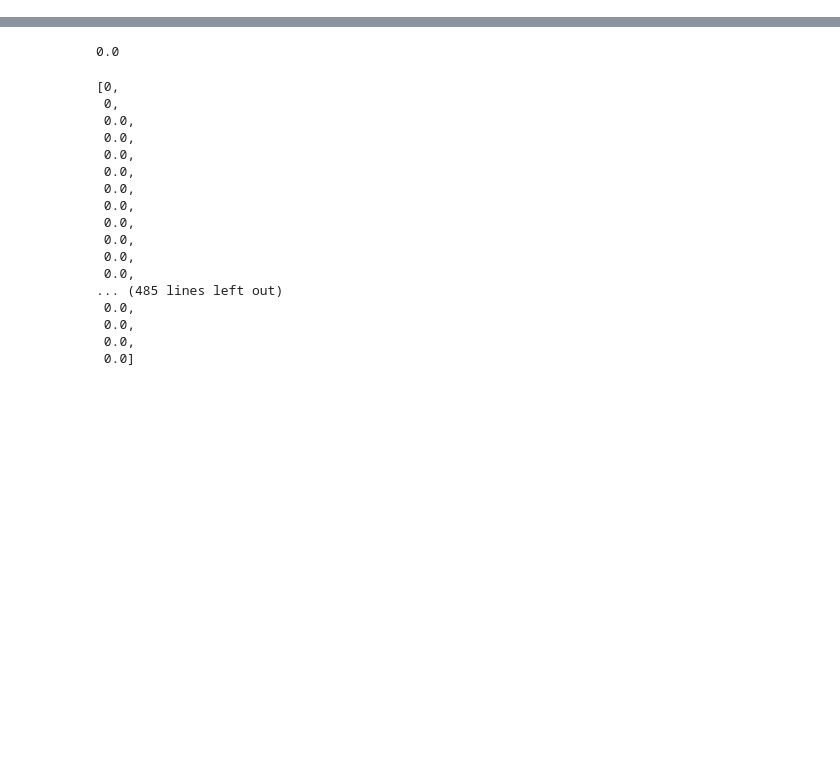
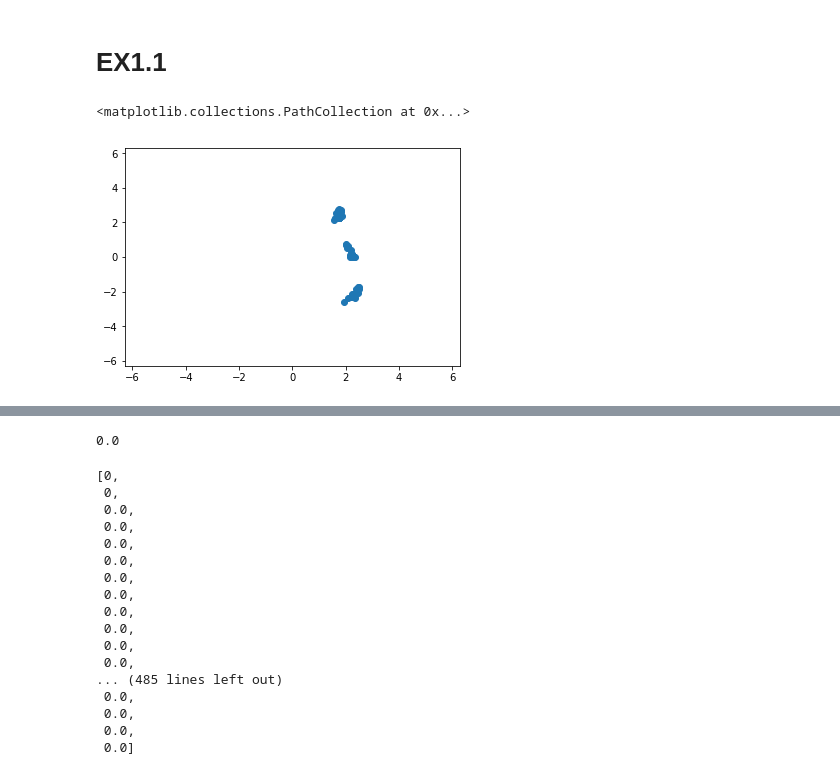
Before and after one commit to abrahamca1998/Numerical-Methods-for-DS, a Jupyter notebook: Untitled.ipynb, the cells around one changed output, grey strips where cells are left out. Cells and saved outputs as stored; diff of their text form; code cells hidden in the pictures; blank space fills up the shorter version.

```diff
--- a/Untitled.ipynb
+++ b/Untitled.ipynb
@@ -25,4 +52,19 @@ def system(a,initialconditions,iterations):
     df['y']=y_vec
     df.to_csv("test.csv")
     return x_vec,y_vec
+# %% [markdown]
+# EX1.1
+# %%
+a=-0.7
+initialconditions=(2.15,0)
+iterations=500
+x_vec=[]
+y_vec=[]
+x_vec,y_vec=system(a,initialconditions,iterations)
+plt.xlim(-2*np.pi,2*np.pi)
+plt.ylim(-2*np.pi,2*np.pi)
+plt.scatter(x_vec,y_vec)
+# %% [output]
+<matplotlib.collections.PathCollection at 0x...>
+[figure, added]
 # %%
```
Also changed, not shown: parts of 6 cells of this notebook, 4 other files.
